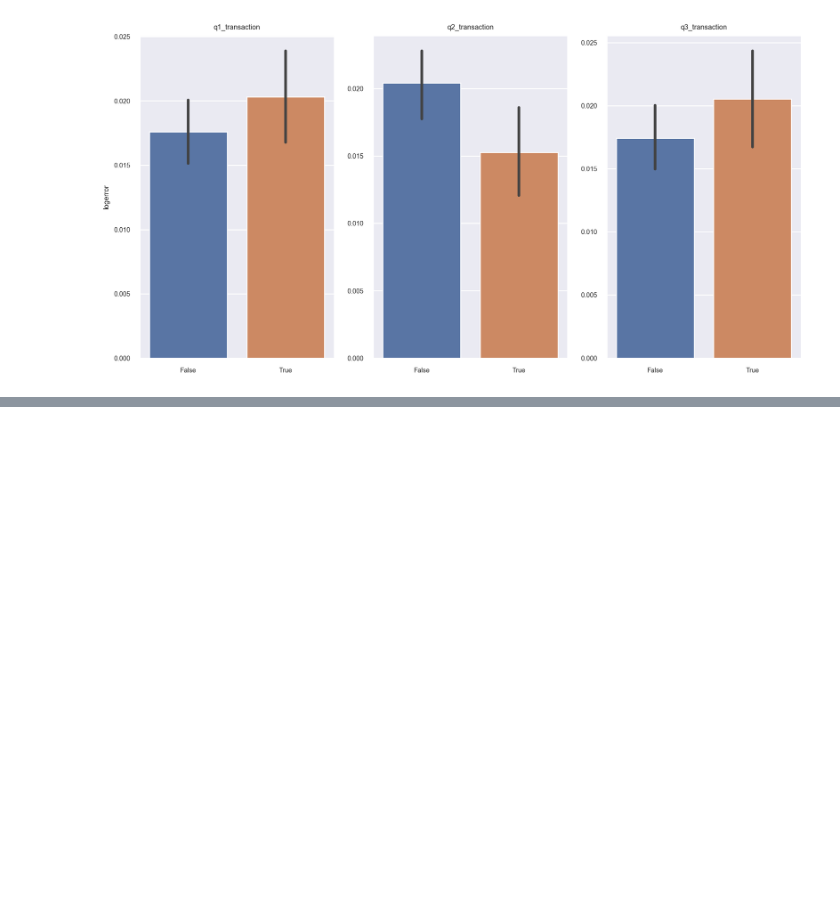
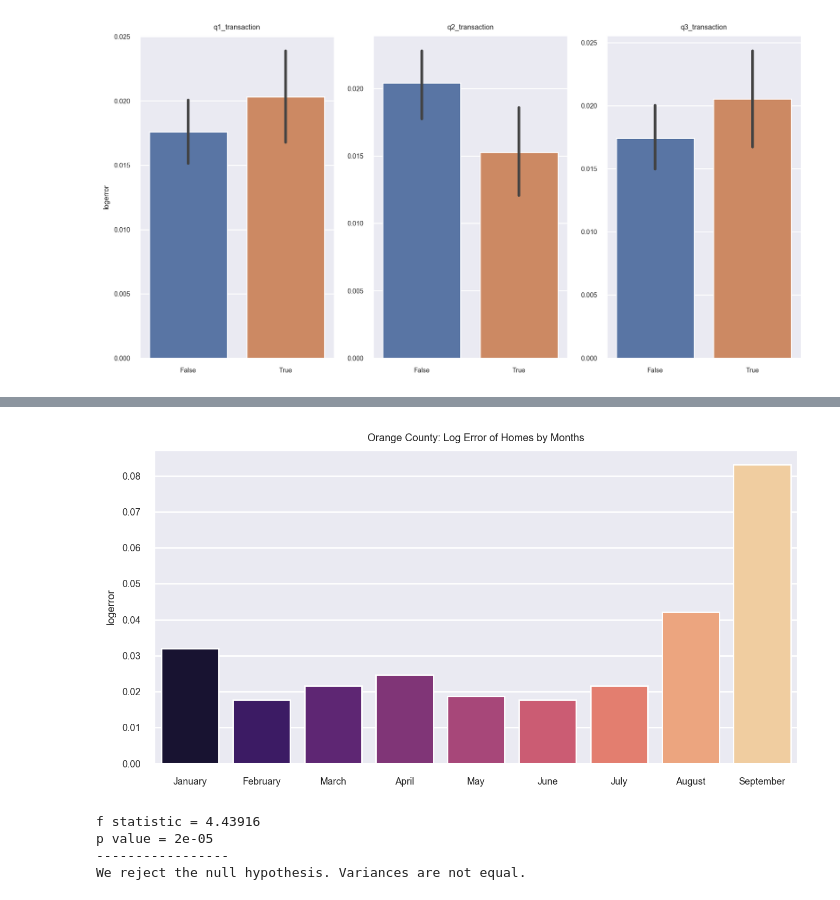
Before and after one commit to mijailmariano/clustering-exercises, a Jupyter notebook: modeling.ipynb, the cells around one changed output, grey strips where cells are left out. Cells and saved outputs as stored; diff of their text form; code cells hidden in the pictures; blank space fills up the shorter version.

```diff
--- a/modeling.ipynb
+++ b/modeling.ipynb
@@ -995,0 +1159,58 @@ plt.show()
+# %%
+county_lst = list(train_imputed["county_by_fips"].unique())
+home_era = list(train_imputed["home_age-binned"].unique())
+
+plt.figure(figsize = (8, 4))
+sns.barplot(
+    x = "transaction_month",
+    y = train_imputed[train_imputed["county_by_fips"] == "Orange County"].logerror,
+    data = train_imputed,
+    ci = None,
+    order = [
+    'January',
+    'February',
+    'March',
+    'April',
+    'May',
+    'June',
+    'July',
+    'August',
+    'September'],
+    palette = "magma")
+
+plt.title("Orange County: Log Error of Homes by Months")
+plt.xlabel(None)
+plt.show()
+# %% [output]
+[figure, added]
+# %%
+# conducting a lavene's test to assess variance
+
+#H0: Variances are equal
+#Ha: Variances are not equal
+
+l_stat, p_value = stats.levene(
+    train_imputed[(train_imputed["transaction_month"] == "January") & (train_imputed["county_by_fips"] == "Orange County")].logerror,
+    train_imputed[(train_imputed["transaction_month"] == "February") & (train_imputed["county_by_fips"] == "Orange County")].logerror,
+    train_imputed[(train_imputed["transaction_month"] == "March")& (train_imputed["county_by_fips"] == "Orange County")].logerror,
+    train_imputed[(train_imputed["transaction_month"] == "April") & (train_imputed["county_by_fips"] == "Orange County")].logerror,
+    train_imputed[(train_imputed["transaction_month"] == "May") & (train_imputed["county_by_fips"] == "Orange County")].logerror,
+    train_imputed[(train_imputed["transaction_month"] == "June") & (train_imputed["county_by_fips"] == "Orange County")].logerror,
+    train_imputed[(train_imputed["transaction_month"] == "July") & (train_imputed["county_by_fips"] == "Orange County")].logerror,
+    train_imputed[(train_imputed["transaction_month"] == "August") & (train_imputed["county_by_fips"] == "Orange County")].logerror,
+    train_imputed[(train_imputed["transaction_month"] == "September") & (train_imputed["county_by_fips"] == "Orange County")].logerror)
+
+# comparing the counties p_value to alpha
+print(f'f statistic = {l_stat.round(5)}')
+print(f'p value = {p_value.round(5)}')
+print("-----------------")
+
+if p_value < alpha:
+    print('We reject the null hypothesis. Variances are not equal.')
+else:
+    print('We fail to reject the null hypothesis. Variances are relatively equal.')
+# %% [output]
+f statistic = 4.43916
+p value = 2e-05
+-----------------
+We reject the null hypothesis. Variances are not equal.
```
Also changed, not shown: parts of 10 cells of this notebook.
